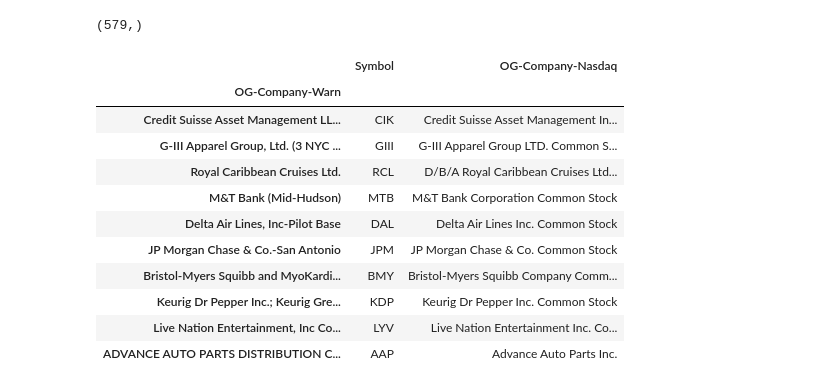
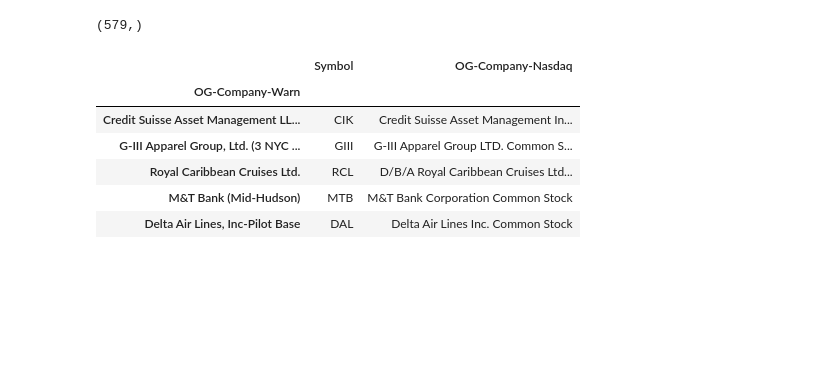
Before and after one commit to fatbuddy/layoffs-decoded, a Jupyter notebook: analysis/q2_train_data.ipynb, the cells around one changed output. Cells and saved outputs as stored; diff of their text form; code cells hidden in the pictures; blank space fills up the shorter version.

```diff
--- a/analysis/q2_train_data.ipynb
+++ b/analysis/q2_train_data.ipynb
@@ -13,21 +14,16 @@ warn_nasdaq_df.to_csv("../warn_jaccard_0.5_dedup.csv", index=False)
 # %%
 warn_nasdaq_cleaned_df = pd.read_csv("../data/warn_jaccard_0.5_cleaned.csv")
 warn_nasdaq_cleaned_df = warn_nasdaq_cleaned_df.drop(["id1", "joinKey1", "joinKey2", "jaccard"], axis=1)
 warn_nasdaq_cleaned_df = warn_nasdaq_cleaned_df.drop_duplicates(subset=["OG-Company-Warn", "Symbol"])
 warn_nasdaq_cleaned_df = warn_nasdaq_cleaned_df.set_index("OG-Company-Warn")
 print(warn_nasdaq_cleaned_df['Symbol'].unique().shape)
-warn_nasdaq_cleaned_df.head(10)
+warn_nasdaq_cleaned_df.head()
 # %% [output]
 (579,)
 |  | Symbol | OG-Company-Nasdaq |
 | OG-Company-Warn |  |  |
 | Credit Suisse Asset Management LL... | CIK | Credit Suisse Asset Management In... |
 | G-III Apparel Group, Ltd. (3 NYC ... | GIII | G-III Apparel Group LTD. Common S... |
 | Royal Caribbean Cruises Ltd. | RCL | D/B/A Royal Caribbean Cruises Ltd... |
 | M&T Bank (Mid-Hudson) | MTB | M&T Bank Corporation Common Stock |
 | Delta Air Lines, Inc-Pilot Base | DAL | Delta Air Lines Inc. Common Stock |
-| JP Morgan Chase & Co.-San Antonio | JPM | JP Morgan Chase & Co. Common Stock |
-| Bristol-Myers Squibb and MyoKardi... | BMY | Bristol-Myers Squibb Company Comm... |
-| Keurig Dr Pepper Inc.; Keurig Gre... | KDP | Keurig Dr Pepper Inc. Common Stock |
-| Live Nation Entertainment, Inc Co... | LYV | Live Nation Entertainment Inc. Co... |
-| ADVANCE AUTO PARTS DISTRIBUTION C... | AAP | Advance Auto Parts Inc. |
```
Also changed, not shown: parts of 13 cells of this notebook.
